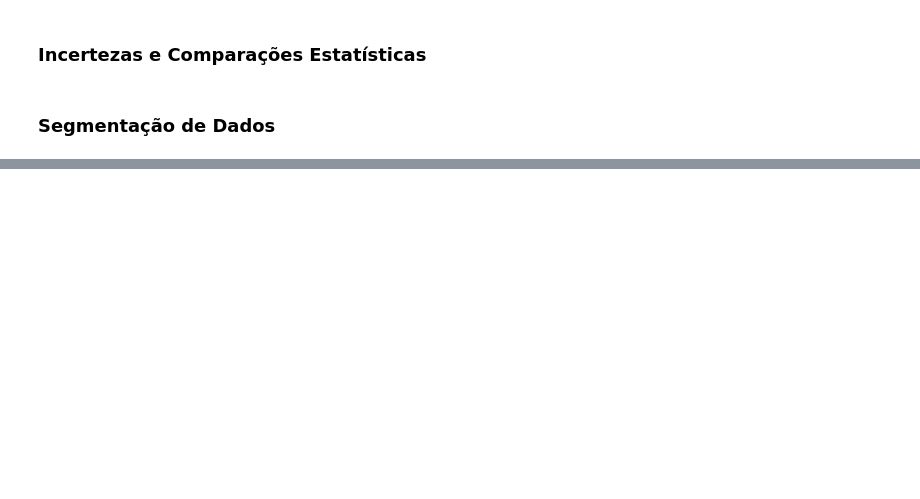
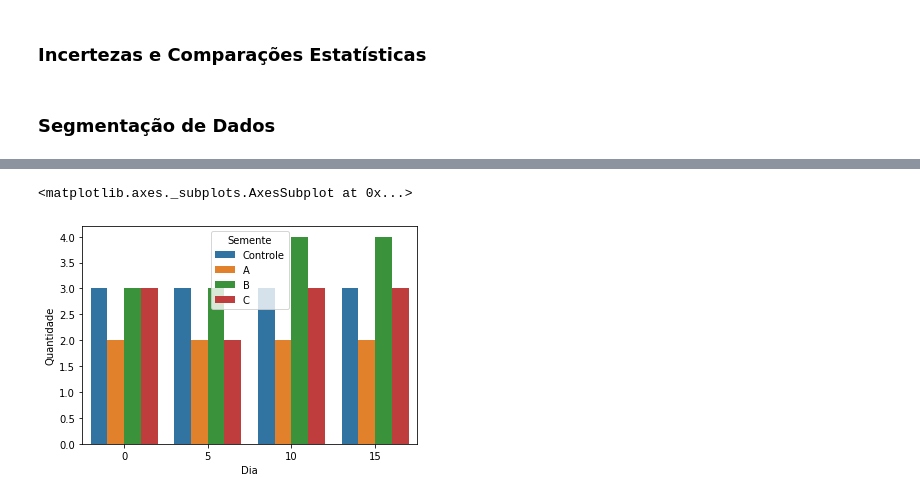
Before and after one commit to Cizika/Projeto-Sementes, a Jupyter notebook: AnáliseSementes.ipynb, the cells around one changed output, grey strips where cells are left out. Drawn from its saved outputs; the diff is of its cells as text; code cells hidden in the pictures; blank space fills up the shorter version.

```diff
--- a/AnáliseSementes.ipynb
+++ b/AnáliseSementes.ipynb
@@ -52,0 +162,5 @@ df
+# %%
+sns.barplot(x="Dia",y='Quantidade', hue="Semente", data=dfc)
+# %% [output]
+<matplotlib.axes._subplots.AxesSubplot at 0x...>
+[figure, added]
```
Also changed, not shown: parts of 14 cells of this notebook.
